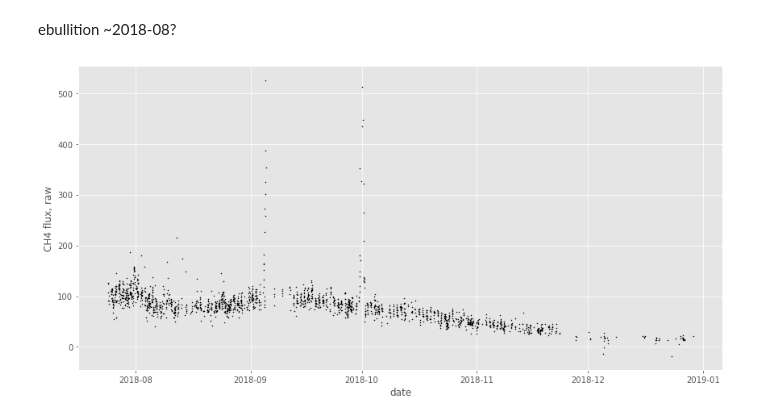
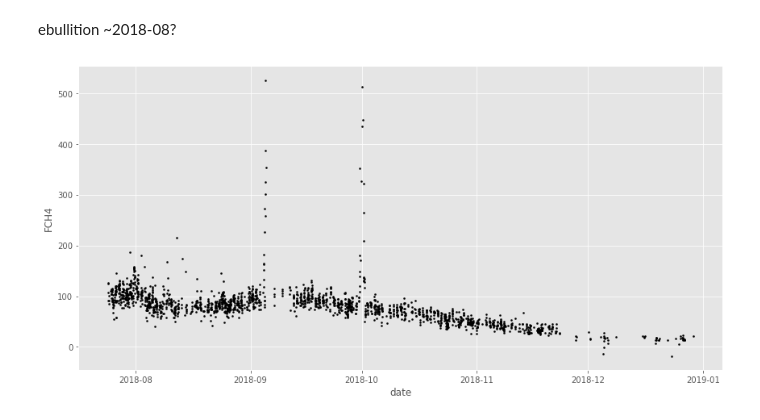
Before and after one commit to ottobriner/wavelet-partition, a Jupyter notebook: FLX_JP-BBY.ipynb, the cells around one changed output. Cells and saved outputs as stored; diff of their text form; code cells hidden in the pictures.

```diff
--- a/FLX_JP-BBY.ipynb
+++ b/FLX_JP-BBY.ipynb
@@ -39,11 +34,7 @@ plt.tight_layout()
 ebullition ~2018-08?
 # %%
 dfw = df.loc['2018-07-01':'2019-01-01']
-# %%
-fig, ax = plt.subplots(figsize=(12, 6))
-ax.scatter(dfw.index, dfw['FCH4'], c='k', s=1)
-ax.set_ylabel("CH4 flux, raw")
-ax.set_xlabel("date")
-plt.tight_layout()
-# %% [output]
-[figure, removed]
+# %%
+p.scatterdate(dfw.index, dfw['FCH4'], xlabel = 'date', ylabel = 'FCH4')
+# %% [output]
+[figure, added]
```
Also changed, not shown: parts of 2 cells of this notebook, 1 other file.
